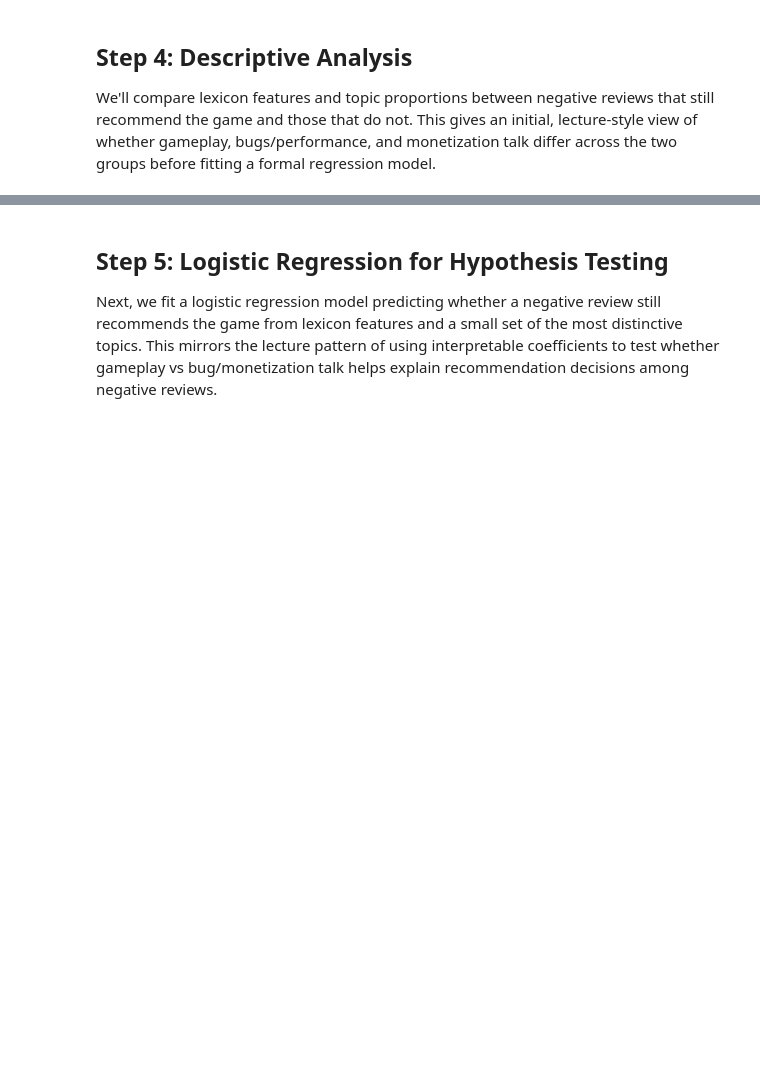
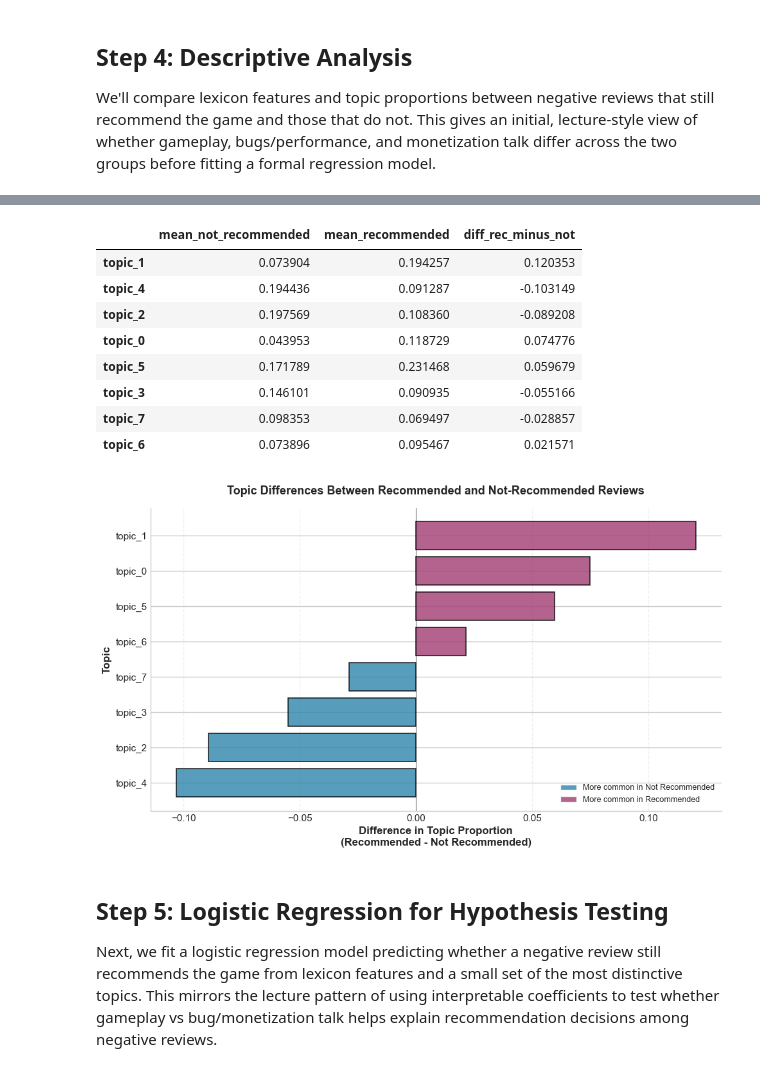
Before and after one commit to kych23/csgo-reviews-sentiment-analysis, a Jupyter notebook: project.ipynb, the cells around one changed output, grey strips where cells are left out. Drawn from its saved outputs; the diff is of its cells as text; code cells hidden in the pictures; blank space fills up the shorter version.

```diff
--- a/project.ipynb
+++ b/project.ipynb
@@ -457,0 +394,20 @@ Stylistic features computed
+# %%
+def count_lexicon_words(text, lexicon):
+    tokens = text.split()
+    count = sum(1 for token in tokens if token in lexicon)
+    return count
+
+df['quality_count'] = (df['clean_text'].apply(lambda x: count_lexicon_words(x, QUALITY_LEXICON))) / df['token_count'] * 100
+df['money_count'] = (df['clean_text'].apply(lambda x: count_lexicon_words(x, MONETIZATION_LEXICON))) / df['token_count'] * 100
+df['gameplay_count'] = (df['clean_text'].apply(lambda x: count_lexicon_words(x, GAMEPLAY_LEXICON))) / df['token_count'] * 100
+
+df['quality_count'] = df['quality_count'].fillna(0)
+df['money_count'] = df['money_count'].fillna(0)
+df['gameplay_count'] = df['gameplay_count'].fillna(0)
+
+df['exclamation_count'] = df['review'].apply(lambda x: x.count('!'))
+
+PROFANITY_LIST = ['shit', 'fuck', 'damn', 'crap', 'hell', 'ass', 'bitch']
+df['profanity_count'] = df['clean_text'].apply(lambda x: sum(1 for word in PROFANITY_LIST if word in x.split()))
+
+df.head()
@@ -659,3 +654,60 @@ Top 10 topics where recommended vs not-recommended differ most (rec - not):
+# %%
+# identify which topics are most different between recommended and not recommended reviews
+
+topic_cols = [c for c in df.columns if c.startswith('topic_')]
+
+topic_means = df.groupby('recommended')[topic_cols].mean().T
+topic_means.columns = ['mean_not_recommended', 'mean_recommended']
+topic_means['diff_rec_minus_not'] = topic_means['mean_recommended'] - topic_means['mean_not_recommended']
+topic_means_sorted = topic_means.reindex(topic_means['diff_rec_minus_not'].abs().sort_values(ascending=False).index)
+display(topic_means_sorted.head(10))
+
+top_topics_for_model = list(topic_means_sorted.head(5).index)
+
+plt.style.use('seaborn-v0_8-whitegrid')
+
+plt.rcParams['mathtext.default'] = 'regular'
+
+topic_viz = topic_means_sorted.head(10).copy()
+topic_viz = topic_viz.sort_values('diff_rec_minus_not', ascending=True)  # Sort for better visualization
+
+fig, ax = plt.subplots(figsize=(10, 6))
+
+colors = ['#2E86AB' if x < 0 else '#A23B72' for x in topic_viz['diff_rec_minus_not']]
+
+bars = ax.barh(topic_viz.index, topic_viz['diff_rec_minus_not'],
+                color=colors, alpha=0.8, edgecolor='black', linewidth=1.2)
+
+ax.axvline(x=0, color='black', linestyle='-', linewidth=0.8, alpha=0.5)
+
+ax.set_xlabel('Difference in Topic Proportion\n(Recommended - Not Recommended)', fontsize=12, fontweight='bold')
+ax.set_ylabel('Topic', fontsize=12, fontweight='bold')
+ax.set_title('Topic Differences Between Recommended and Not-Recommended Reviews', fontsize=13, fontweight='bold', pad=15)
+ax.grid(axis='x', alpha=0.3, linestyle='--')
+ax.spines['top'].set_visible(False)
+ax.spines['right'].set_visible(False)
+
+legend_elements = [
+    Patch(facecolor='#2E86AB', alpha=0.8, label='More common in Not Recommended'),
+    Patch(facecolor='#A23B72', alpha=0.8, label='More common in Recommended')
+]
+
+ax.legend(handles=legend_elements, loc='lower right', fontsize=9, framealpha=0.9)
+
+plt.tight_layout()
+plt.savefig('topic_differences.png', dpi=300, bbox_inches='tight', facecolor='white')
+plt.show()
+# %% [output]
+|  | mean_not_recommended | mean_recommended | diff_rec_minus_not |
+| topic_1 | 0.073904 | 0.194257 | 0.120353 |
+| topic_4 | 0.194436 | 0.091287 | -0.103149 |
+| topic_2 | 0.197569 | 0.108360 | -0.089208 |
+| topic_0 | 0.043953 | 0.118729 | 0.074776 |
+| topic_5 | 0.171789 | 0.231468 | 0.059679 |
+| topic_3 | 0.146101 | 0.090935 | -0.055166 |
+| topic_7 | 0.098353 | 0.069497 | -0.028857 |
+| topic_6 | 0.073896 | 0.095467 | 0.021571 |
+[figure, added]
 # %% [markdown]
 ## Step 5: Logistic Regression for Hypothesis Testing
 
```
Also changed, not shown: parts of 18 cells of this notebook, 2 other files.
